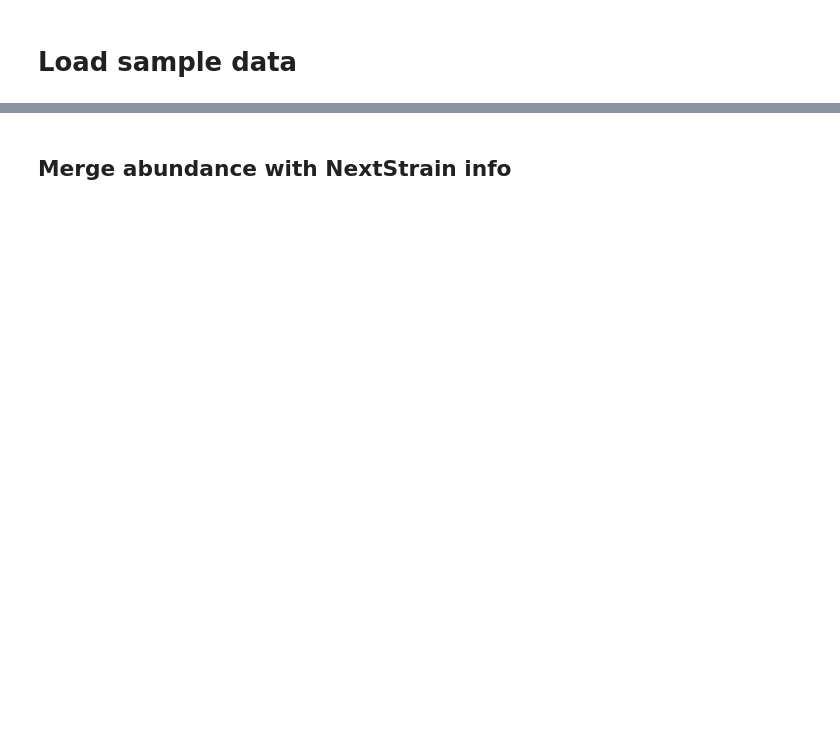
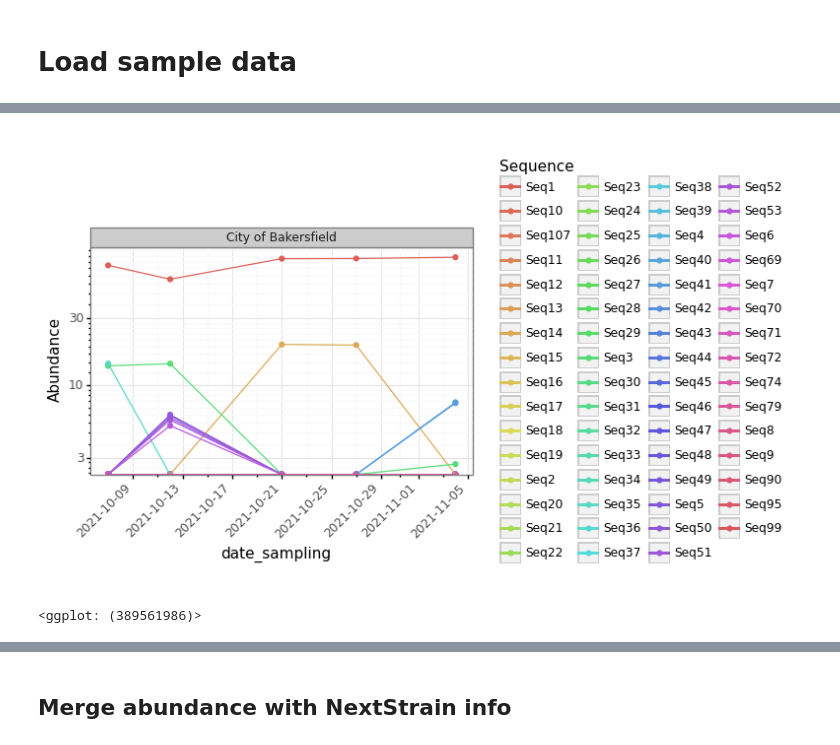
Before and after one commit to rosekantor/wbe_sarscov2_sequencing, a Jupyter notebook: analysis_sgene.ipynb, the cells around one changed output, grey strips where cells are left out. Saved outputs shown, nothing was run; the diff lists cells and outputs as text; code cells hidden in the pictures; blank space fills up the shorter version.

```diff
--- a/analysis_sgene.ipynb
+++ b/analysis_sgene.ipynb
@@ -251,0 +204,9 @@ theme(axis_text_x=element_text(angle=45, hjust=1)))
+# %%
+# load qPCR data and sample inventory
+samples_df = pd.read_csv('/Users/rosekantor/scientific_work/Nelson_lab/wbe_project/data_wbe/full_wastewater_dataset_newformat_withResidential.csv')
+
+# make informative sample names
+sample_names = abund_df.index
+names_df = samples_df[samples_df.Sample.isin(sample_names)][['Sample', 'county', 'site_full_name', 'date_sampling']]
+names_df['sample_name'] = names_df[['county', 'site_full_name', 'date_sampling']].agg('_'.join, axis=1)
+names_df.tail()
@@ -251,0 +220,15 @@ theme(axis_text_x=element_text(angle=45, hjust=1)))
+# %%
+# merge with abundance data
+abund_named_df = names_df.merge(abund_df, how='outer', left_on='Sample', right_index=True).reset_index(drop=True)
+# make sure controls and any other samples without names keep their names (since they don't have county or site names)
+abund_named_df.loc[abund_named_df.sample_name.isna(), 'sample_name'] = abund_named_df['Sample']
+# %%
+abund_named_melt_df = abund_named_df.melt(id_vars=['Sample', 'county', 'site_full_name', 'date_sampling', 'sample_name'],
+                                         var_name='Sequence',
+                                         value_name='Abundance')
+
+abund_named_melt_df.date_sampling = pd.to_datetime(abund_named_melt_df.date_sampling)
+
+# order the sequences in the order they appear in the table, so they will plot nicely
+#abund_named_melt_df.Sequence = pd.Categorical(abund_named_melt_df.Sequence, ordered=True, categories=abund_df.columns)
+abund_named_melt_df.head()
@@ -251,0 +242,3 @@ theme(axis_text_x=element_text(angle=45, hjust=1)))
+# %%
+bakersfield_seqs = abund_named_melt_df[(abund_named_melt_df.site_full_name=='City of Bakersfield')].Sequence.unique()
+bakersfield_seqs
@@ -251,0 +255,13 @@ theme(axis_text_x=element_text(angle=45, hjust=1)))
+# %%
+(ggplot(abund_named_melt_df[(abund_named_melt_df.site_full_name=='City of Bakersfield') &
+                            (abund_named_melt_df.Sequence.isin(bakersfield_seqs))],
+        aes(y='Abundance', x='date_sampling', color='Sequence'))+
+geom_point()+
+geom_line()+
+ scale_y_log10()+
+facet_wrap('~site_full_name', ncol=3)+
+theme_bw()+
+theme(figure_size=(5,3), axis_text_x=element_text(angle=45, hjust=1)))
+# %% [output]
+[figure, added]
+<ggplot: (389561986)>
```
Also changed, not shown: parts of 62 cells of this notebook, 2 other files.
